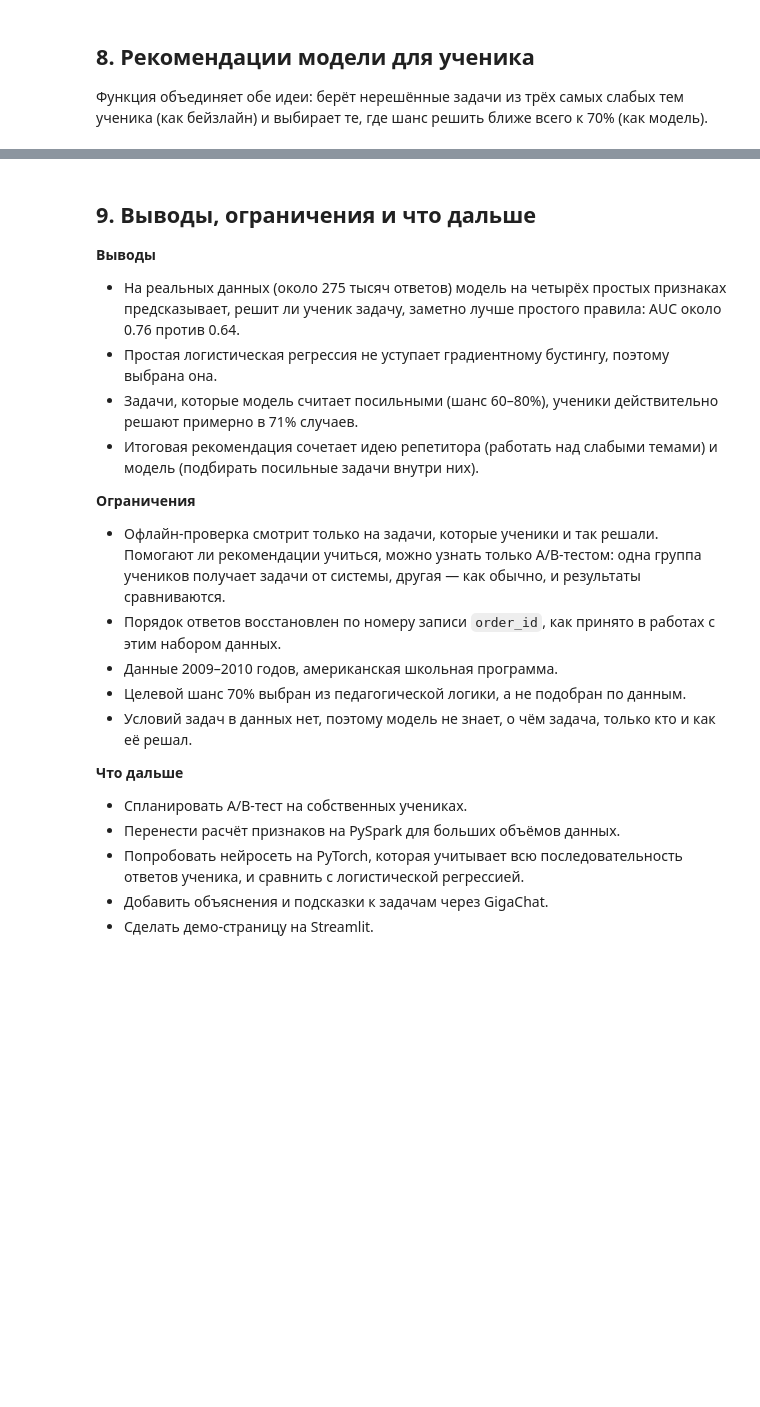
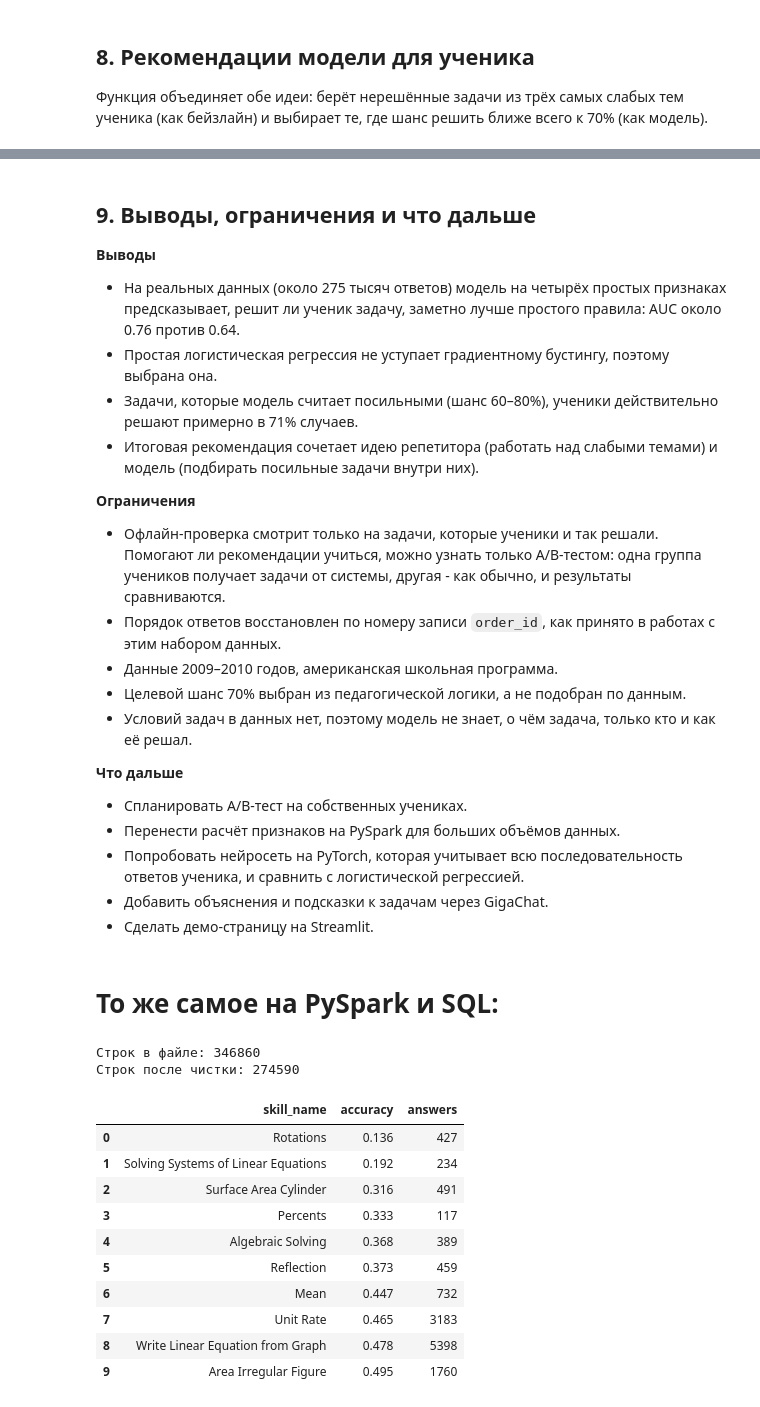
Before and after one commit to polinkabaranova/recsys-tutor, a Jupyter notebook: recsys_tutor.ipynb, the cells around one changed output, grey strips where cells are left out. Cells and saved outputs as stored; diff of their text form; code cells hidden in the pictures; blank space fills up the shorter version.

```diff
--- a/recsys_tutor.ipynb
+++ b/recsys_tutor.ipynb
@@ -320,7 +450,7 @@ display(recommend_model(second_id))
 - Итоговая рекомендация сочетает идею репетитора (работать над слабыми темами) и модель (подбирать посильные задачи внутри них).
 
 **Ограничения**
-- Офлайн-проверка смотрит только на задачи, которые ученики и так решали. Помогают ли рекомендации учиться, можно узнать только A/B-тестом: одна группа учеников получает задачи от системы, другая — как обычно, и результаты сравниваются.
+- Офлайн-проверка смотрит только на задачи, которые ученики и так решали. Помогают ли рекомендации учиться, можно узнать только A/B-тестом: одна группа учеников получает задачи от системы, другая - как обычно, и результаты сравниваются.
 - Порядок ответов восстановлен по номеру записи `order_id`, как принято в работах с этим набором данных.
 - Данные 2009–2010 годов, американская школьная программа.
 - Целевой шанс 70% выбран из педагогической логики, а не подобран по данным.
@@ -332,3 +462,5 @@ display(recommend_model(second_id))
 - Попробовать нейросеть на PyTorch, которая учитывает всю последовательность ответов ученика, и сравнить с логистической регрессией.
 - Добавить объяснения и подсказки к задачам через GigaChat.
 - Сделать демо-страницу на Streamlit.
+# %% [markdown]
+# **То же самое на PySpark и SQL**:
@@ -334,0 +469,46 @@ display(recommend_model(second_id))
+# %%
+from pyspark.sql import SparkSession, functions as F
+from pyspark.sql.window import Window
+
+spark = SparkSession.builder.appName("recsys-tutor").getOrCreate()
+
+raw = (spark.read
+       .option("header", True)
+       .option("inferSchema", True)
+       .option("encoding", "ISO-8859-1")
+       .option("escape", '"')
+       .csv("data.csv"))
+print("Строк в файле:", raw.count())
+
+answers = (raw
+           .select("order_id", "user_id", "problem_id", "skill_name", "correct")
+           .where(F.col("skill_name").isNotNull() & (F.trim("skill_name") != "")))
+print("Строк после чистки:", answers.count())
+# %% [output]
+Строк в файле: 346860
+Строк после чистки: 274590
+# %%
+answers.createOrReplaceTempView("answers")
+
+spark.sql("""
+    SELECT skill_name,
+           ROUND(AVG(correct), 3) AS accuracy,
+           COUNT(*) AS answers
+    FROM answers
+    GROUP BY skill_name
+    HAVING COUNT(*) >= 100
+    ORDER BY accuracy
+    LIMIT 10
+""").toPandas()
+# %% [output]
+|  | skill_name | accuracy | answers |
+| 0 | Rotations | 0.136 | 427 |
+| 1 | Solving Systems of Linear Equations | 0.192 | 234 |
+| 2 | Surface Area Cylinder | 0.316 | 491 |
+| 3 | Percents | 0.333 | 117 |
+| 4 | Algebraic Solving | 0.368 | 389 |
+| 5 | Reflection | 0.373 | 459 |
+| 6 | Mean | 0.447 | 732 |
+| 7 | Unit Rate | 0.465 | 3183 |
+| 8 | Write Linear Equation from Graph | 0.478 | 5398 |
+| 9 | Area Irregular Figure | 0.495 | 1760 |
```
Also changed, not shown: parts of 33 cells of this notebook.
